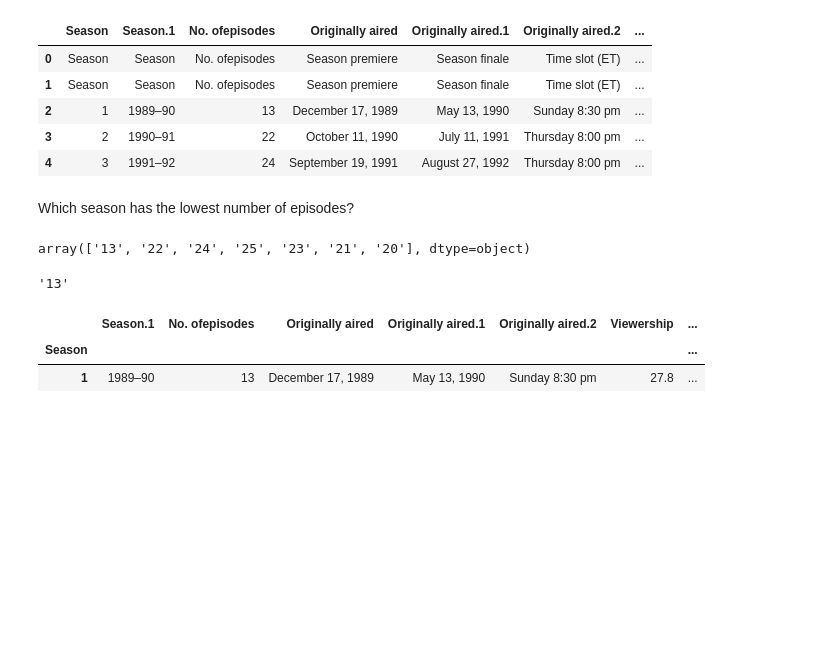
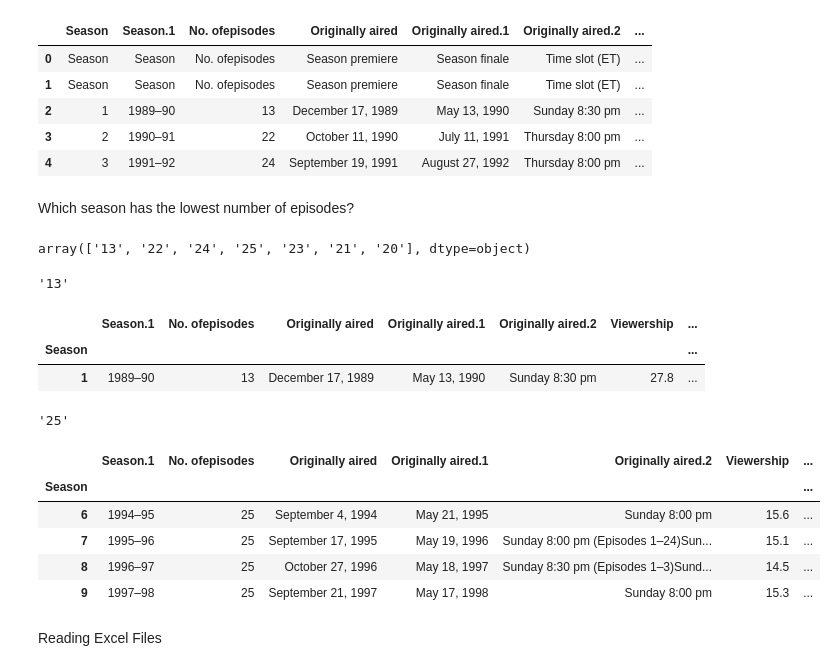
Before and after one commit to dilaraesmer/FreeCodeCamp-Data-Analysis-with-Python, a Jupyter notebook: parsing_html&saving_data.ipynb, the cells around one changed output. Saved outputs shown, nothing was run; the diff lists cells and outputs as text; code cells hidden in the pictures; blank space fills up the shorter version.

```diff
--- a/parsing_html&saving_data.ipynb
+++ b/parsing_html&saving_data.ipynb
@@ -86,3 +112,20 @@ simpsons.loc[simpsons['No. ofepisodes'] == min_season]
 |  | Season.1 | No. ofepisodes | Originally aired | Originally aired.1 | Originally aired.2 | Viewership | ... |
 | Season |  |  |  |  |  |  | ... |
 | 1 | 1989–90 | 13 | December 17, 1989 | May 13, 1990 | Sunday 8:30 pm | 27.8 | ... |
+# %%
+max_season = simpsons['No. ofepisodes'].max()
+
+max_season
+# %% [output]
+'25'
+# %%
+simpsons.loc[simpsons['No. ofepisodes'] == max_season]
+# %% [output]
+|  | Season.1 | No. ofepisodes | Originally aired | Originally aired.1 | Originally aired.2 | Viewership | ... |
+| Season |  |  |  |  |  |  | ... |
+| 6 | 1994–95 | 25 | September 4, 1994 | May 21, 1995 | Sunday 8:00 pm | 15.6 | ... |
+| 7 | 1995–96 | 25 | September 17, 1995 | May 19, 1996 | Sunday 8:00 pm (Episodes 1–24)Sun... | 15.1 | ... |
+| 8 | 1996–97 | 25 | October 27, 1996 | May 18, 1997 | Sunday 8:30 pm (Episodes 1–3)Sund... | 14.5 | ... |
+| 9 | 1997–98 | 25 | September 21, 1997 | May 17, 1998 | Sunday 8:00 pm | 15.3 | ... |
+# %% [markdown]
+Reading Excel Files
```
Also changed, not shown: parts of 4 cells of this notebook.
